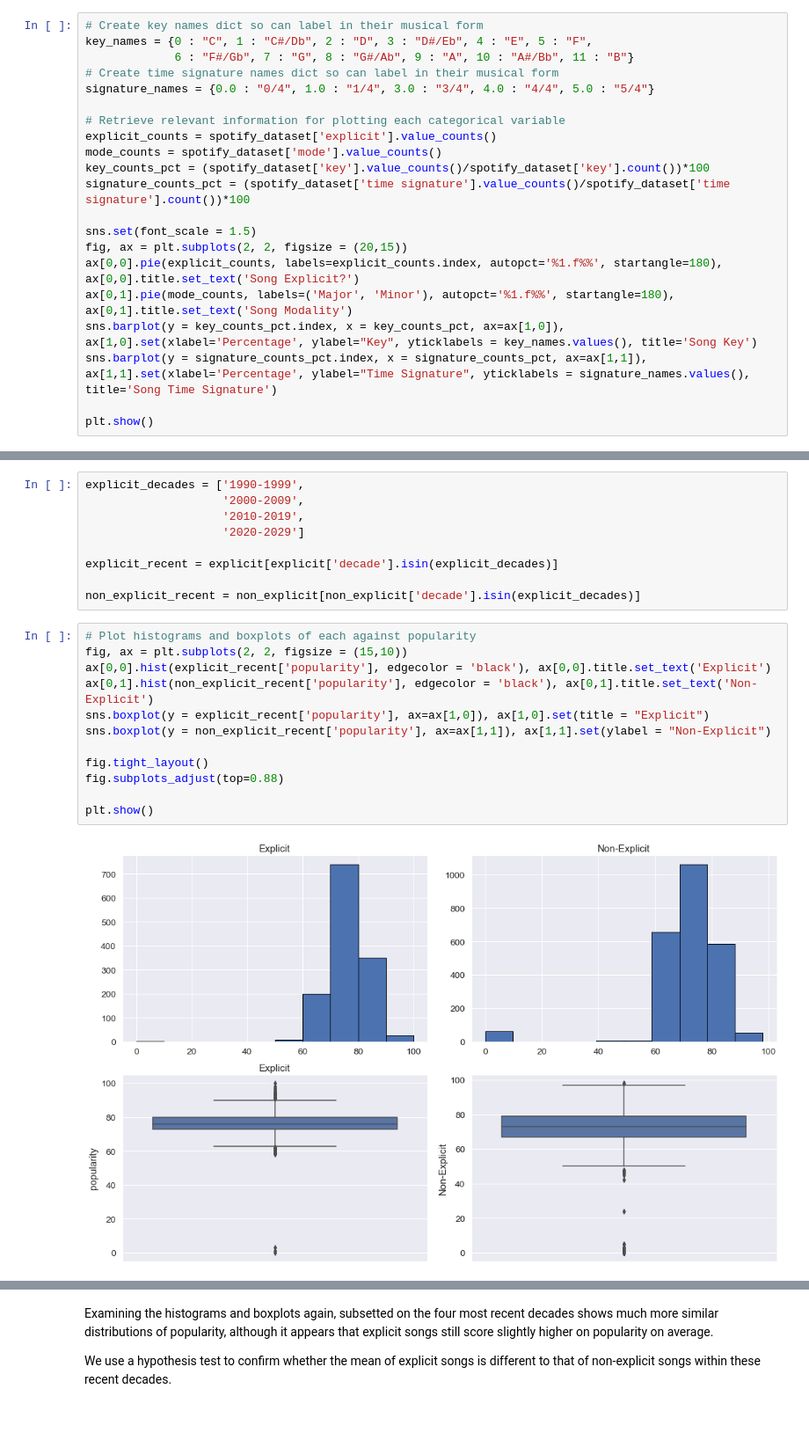
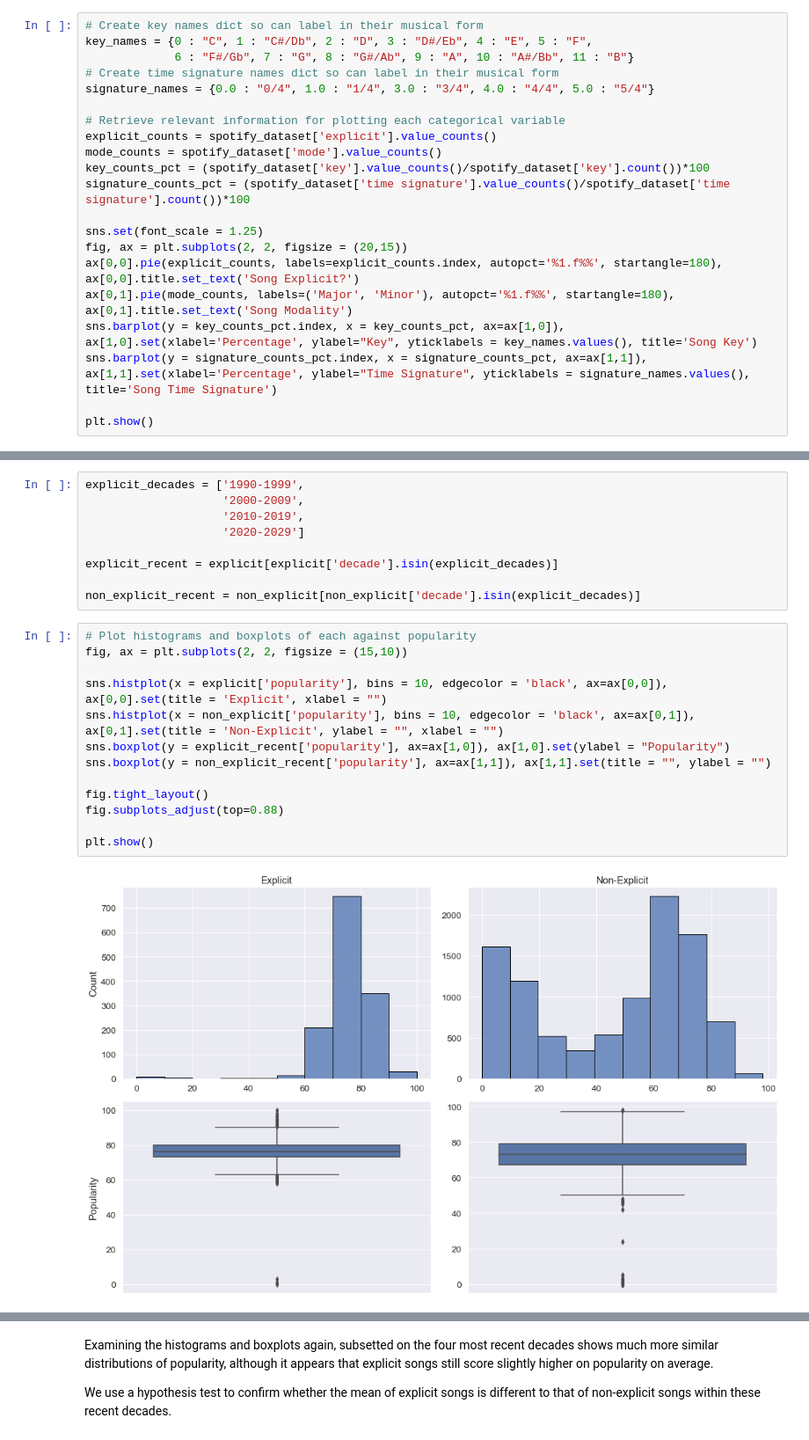
Before and after one commit to freddielloyd/SDPA_Coursework, a Jupyter notebook: Part 3 - Data Analytics/Part_3_Data_Analytics.ipynb, the cells around one changed output, grey strips where cells are left out. Shown at 88% size. Drawn from its saved outputs; the diff is of its cells as text.

```diff
--- a/Part 3 - Data Analytics/Part_3_Data_Analytics.ipynb
+++ b/Part 3 - Data Analytics/Part_3_Data_Analytics.ipynb
@@ -511,7 +491,7 @@ mode_counts = spotify_dataset['mode'].value_counts()
 key_counts_pct = (spotify_dataset['key'].value_counts()/spotify_dataset['key'].count())*100
 signature_counts_pct = (spotify_dataset['time signature'].value_counts()/spotify_dataset['time signature'].count())*100
 
-sns.set(font_scale = 1.5)
+sns.set(font_scale = 1.25)
 fig, ax = plt.subplots(2, 2, figsize = (20,15))
 ax[0,0].pie(explicit_counts, labels=explicit_counts.index, autopct='%1.f%%', startangle=180), ax[0,0].title.set_text('Song Explicit?')
 ax[0,1].pie(mode_counts, labels=('Major', 'Minor'), autopct='%1.f%%', startangle=180), ax[0,1].title.set_text('Song Modality')
@@ -859,17 +815,18 @@ non_explicit_recent = non_explicit[non_explicit['decade'].isin(explicit_decades)
 # %%
 # Plot histograms and boxplots of each against popularity
 fig, ax = plt.subplots(2, 2, figsize = (15,10))
-ax[0,0].hist(explicit_recent['popularity'], edgecolor = 'black'), ax[0,0].title.set_text('Explicit')
-ax[0,1].hist(non_explicit_recent['popularity'], edgecolor = 'black'), ax[0,1].title.set_text('Non-Explicit')
-sns.boxplot(y = explicit_recent['popularity'], ax=ax[1,0]), ax[1,0].set(title = "Explicit")
-sns.boxplot(y = non_explicit_recent['popularity'], ax=ax[1,1]), ax[1,1].set(ylabel = "Non-Explicit")
+
+sns.histplot(x = explicit['popularity'], bins = 10, edgecolor = 'black', ax=ax[0,0]), ax[0,0].set(title = 'Explicit', xlabel = "")
+sns.histplot(x = non_explicit['popularity'], bins = 10, edgecolor = 'black', ax=ax[0,1]), ax[0,1].set(title = 'Non-Explicit', ylabel = "", xlabel = "")
+sns.boxplot(y = explicit_recent['popularity'], ax=ax[1,0]), ax[1,0].set(ylabel = "Popularity")
+sns.boxplot(y = non_explicit_recent['popularity'], ax=ax[1,1]), ax[1,1].set(title = "", ylabel = "")
 
 fig.tight_layout()
 fig.subplots_adjust(top=0.88)
 
 plt.show()
 # %% [output]
-[figure, old version]
+[figure, new version]
 # %%
 explicit_recent['popularity'].mean(), non_explicit_recent['popularity'].mean()
 # %% [output]
```
Also changed, not shown: parts of 73 cells of this notebook.
